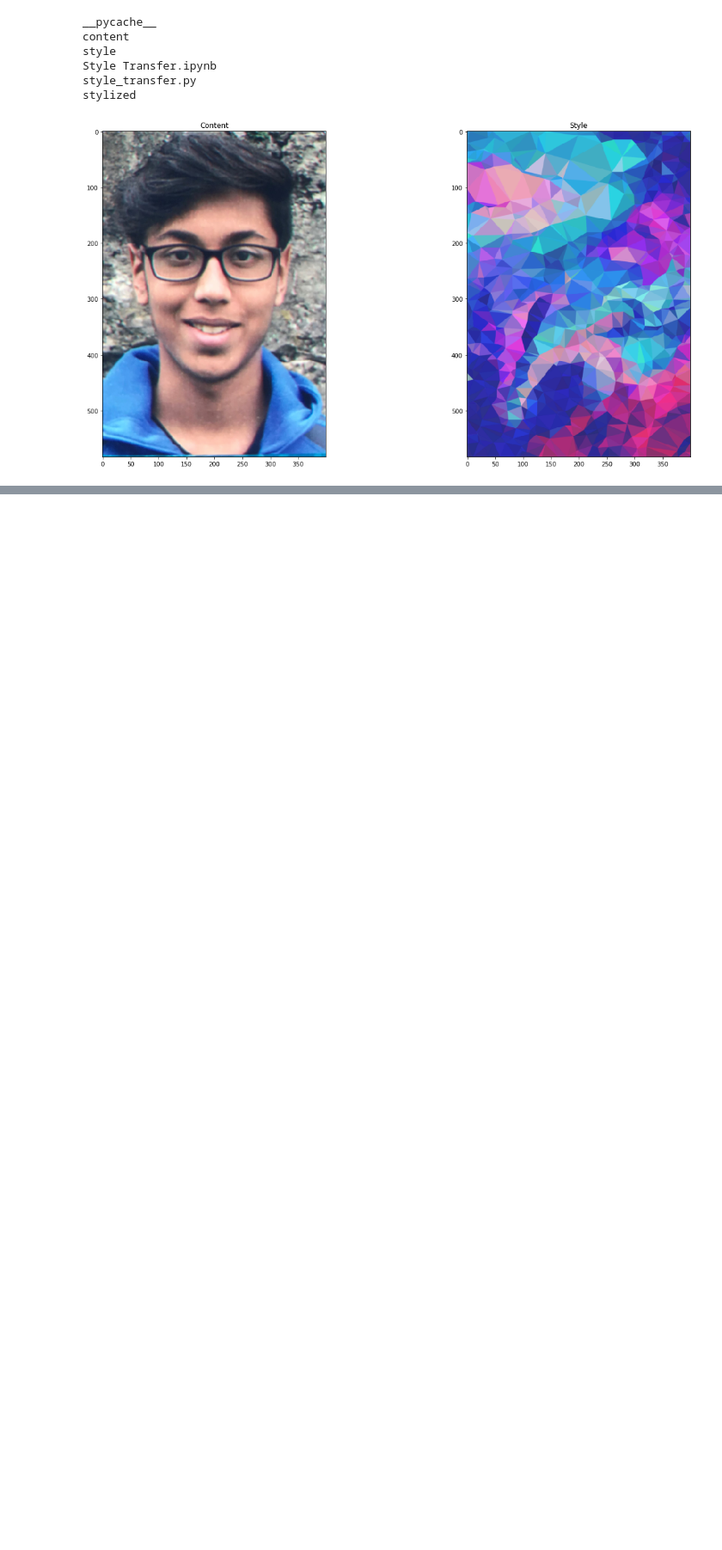
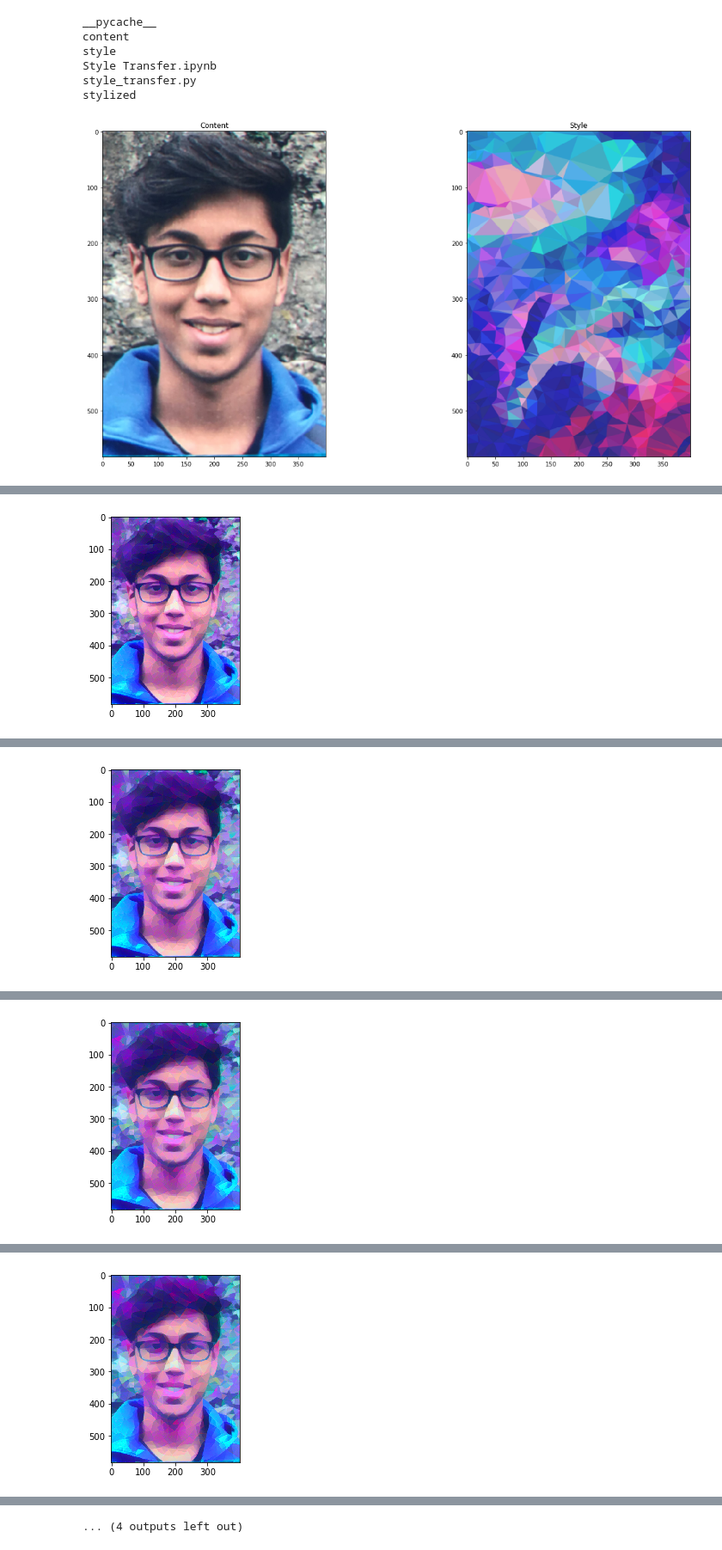
Before and after one commit to fsiraj/Neural-Style-Transfer-Pytorch, a Jupyter notebook: Style Transfer.ipynb, the cells around one changed output, grey strips where cells are left out. Shown at 86% size. Saved outputs shown, nothing was run; the diff lists cells and outputs as text; code cells hidden in the pictures; blank space fills up the shorter version.

```diff
--- a/Style Transfer.ipynb
+++ b/Style Transfer.ipynb
@@ -16,13 +16,11 @@ stylized
 # Initializes style transfer CNN as VGG19
 vgg19 = init_vgg19(style_weights=None)
 # %%
-content_image, style_image = content_style_loader(content_path ="./content/Fz_id.jpg",
+content_image, style_image = content_style_loader(content_path ="./content/Fz.jpg",
                                                   style_path   ="./style/poly_bluepink.png")
 # %% [output]
 [figure]
 # %%
-import sys
-sys.stdout.flush()
 canvas_saves = transfer_style(content_image, style_image, vgg19,
                               iterations=4000, report=500, canvas=None)
 # %% [output]
@@ -29,0 +28 @@ Iteration: 74, Time Elapsed:  0m  0s,  Estimated Time Remaining: 12m 26s  Iterat
+[figure, added]
@@ -30,0 +30 @@ KeyboardInterrupt:
+[figure, added]
@@ -30,0 +32 @@ KeyboardInterrupt:
+[figure, added]
@@ -30,0 +34 @@ KeyboardInterrupt:
+[figure, added]
@@ -31,2 +39,3 @@ KeyboardInterrupt:
+... (4 outputs left out)
 # %%
 imshow(canvas_saves[4000])
```
Also changed, not shown: parts of 3 cells of this notebook, 9 other files.
